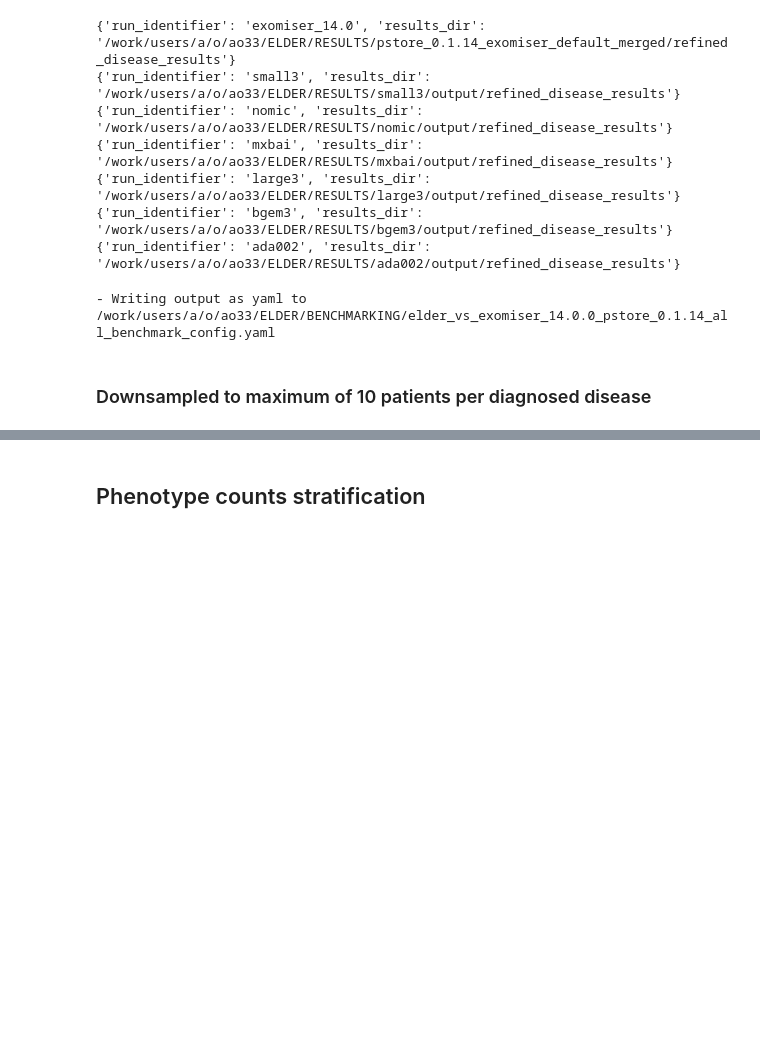
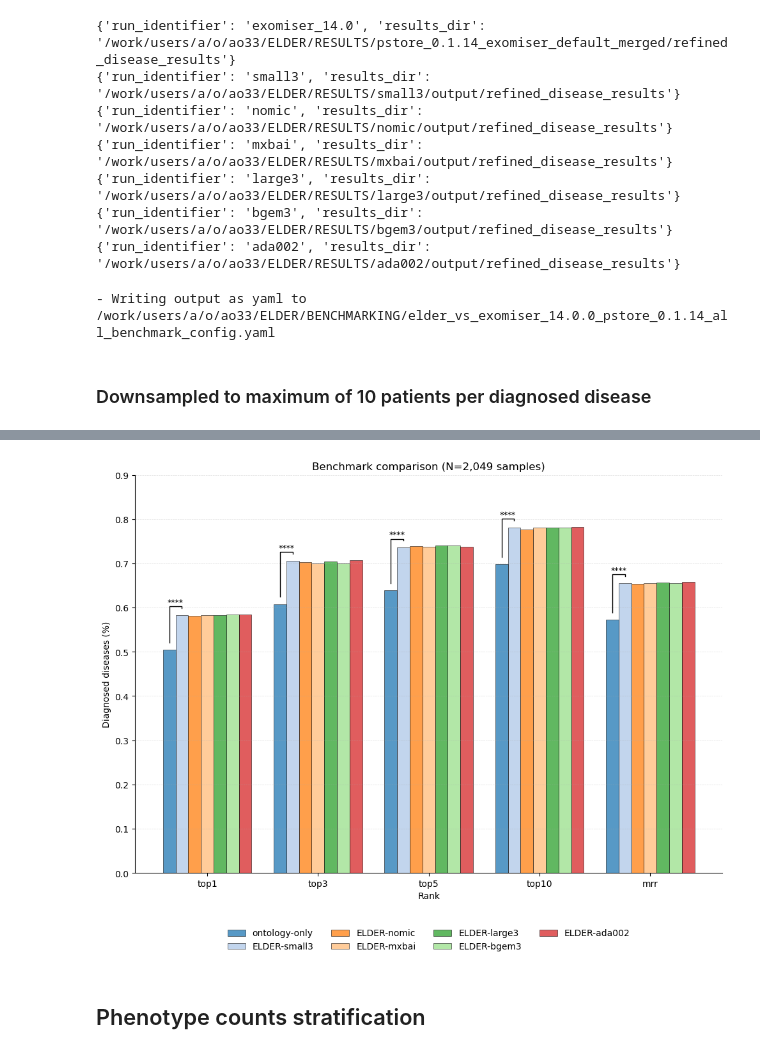
Before and after one commit to monarch-initiative/ELDER, a Jupyter notebook: jupyter_notebooks/elder_analysis.ipynb, the cells around one changed output, grey strips where cells are left out. Cells and saved outputs as stored; diff of their text form; code cells hidden in the pictures; blank space fills up the shorter version.

Commit message:
cleaned up analysis and figure generation
Co-Authored-By: Claude Opus 4.6 <noreply@anthropic.com>

```diff
--- a/jupyter_notebooks/elder_analysis.ipynb
+++ b/jupyter_notebooks/elder_analysis.ipynb
@@ -1587,0 +1753,9 @@ plt.show()
+# %%
+# Update global comparison
+elder_res.update({"global":np.array(list(res_df[alg1])).astype(int)})
+exomiser_res.update({"global":np.array(list(res_df[alg2])).astype(int)})
+# %%
+# Update groups for top1,top3,top5,top10 across all samples
+for t_group in top_sig_groups:
+    elder_res.update({("global", t_group):np.array(list(res_df[alg1])).astype(int)})
+    exomiser_res.update({("global", t_group):np.array(list(res_df[alg2])).astype(int)})
@@ -1587,0 +1773,11 @@ plt.show()
+# %%
+# Update global downsampled (we convert ranks to 0 or 1 later)
+for ds_group in downsample_groups:
+    for t_group in top_sig_groups:
+        sample_inds = []
+        for i in range(0, tot_samples):
+            if res_df[ds_group][i] == 1:
+                sample_inds.append(i)
+
+        elder_res.update({(ds_group, t_group):np.array(list(res_df[alg1])).astype(int)[sample_inds]})
+        exomiser_res.update({(ds_group, t_group):np.array(list(res_df[alg2])).astype(int)[sample_inds]})
@@ -1587,0 +2271,69 @@ plt.show()
+# %%
+metrics = ["top1", "top3", "top5", "top10"]
+
+# normalize counts
+df2 = {}
+df2 = data.copy()
+
+## relabel runs ONLY for display (default data is named properly now from the beginning)
+##df2["run"] = df2["run"].map(run_label_map).fillna(df2["run"])
+
+for m in metrics:
+    df2[m] = 100.0 * df2[m] / df2["total"]
+
+# normalize MRR to %
+df2["mrr"] = 100.0 * df2["mrr"]
+
+# transpose trick
+df_plot = df2.set_index("run")[metrics + ["mrr"]].T
+
+n_runs = len(set(list(df2["run"])))
+colors = get_nice_colormap(n_runs)
+
+
+print("- {} colors/runs found".format(len(colors)))
+
+fig, ax = plt.subplots(figsize=(10, 8))
+ax = df_plot.plot(kind="bar",
+                  color=colors,
+                  alpha=0.75,
+                  edgecolor="black",
+                  linewidth=0.5,
+                  width=.8,
+                  ax=ax)
+
+ax.yaxis.grid(True, linestyle="--", linewidth=0.5, alpha=0.4, zorder=-1)
+ax.xaxis.grid(False)
+
+
+for spine in ["top", "right"]:
+   ax.spines[spine].set_visible(False)
+
+
+
+# Percentage annotations
+# value labels
+#for container in ax.containers:
+#    ax.bar_label(container, fmt="%.3f", padding=3, fontsize=9)#, fontweight="bold")
+
+bars_a, bars_b = ax.containers[0], ax.containers[1]
+add_pvalue_brackets(ax, bars_a, bars_b, pvals, total_samples=[], show_nonsig=False, percent_space=True, show_pvals=False)
+
+ax.set_ylabel("Diagnosed diseases (%)")
+ax.set_xlabel("Rank")
+ax.set_title("Benchmark comparison (N={} samples)".format(format(df2["total"][0], ',')))
+
+ax.legend(loc="upper center", bbox_to_anchor=(0.5, -0.12), ncol=4, frameon=False)
+plt.xticks(rotation=0)
+
+# Keep consistent with plots downstream in terms of yaxis (0-1, rather than 0-100)
+ax.yaxis.set_major_formatter(matplotlib.ticker.FuncFormatter(lambda y, _: f"{y/100:.1f}"))
+
+#plt.ylim(0, 60)
+plt.ylim(0, 90)
+plt.tight_layout()
+plt.savefig(save_figure)
+plt.savefig(save_figure.replace(".pdf", ".png"))
+
+plt.show()
+# %% [output]
@@ -1588,2 +2341,3 @@ plt.show()
+[figure, added]
 # %% [markdown]
 ## Phenotype counts stratification
```
Also changed, not shown: parts of 87 cells of this notebook.
